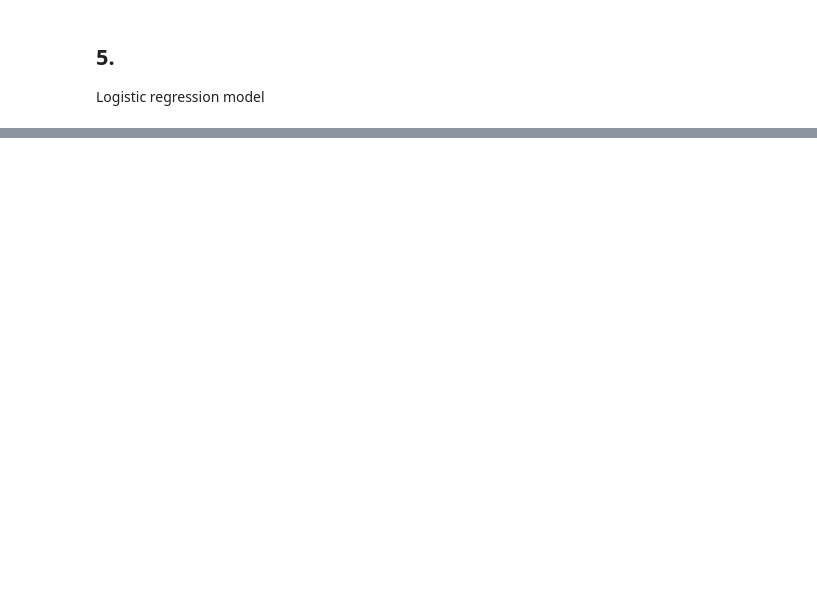
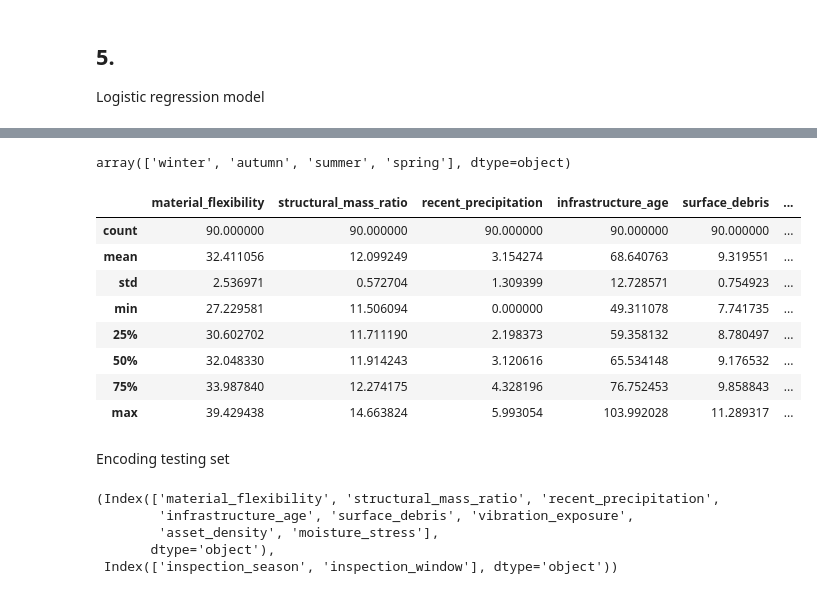
Before and after one commit to dannylee112/Machine-learning-models, a Jupyter notebook: ITNPBD6.ipynb, the cells around one changed output, grey strips where cells are left out. Saved outputs shown, nothing was run; the diff lists cells and outputs as text; code cells hidden in the pictures; blank space fills up the shorter version.

```diff
--- a/ITNPBD6.ipynb
+++ b/ITNPBD6.ipynb
@@ -397,0 +286,18 @@ plt.show()
+# %%
+# 1. Initialize 'cleaned' versions properly
+X_test_cleaned = X_test.drop(columns=["inspector_id"])
+y_test_cleaned = y_test.copy() # Do NOT try to drop a column from the target Series
+
+# 2. Create the mask based on flexibility
+# At this point, X and y still share the same original indices from the split
+mask = X_test_cleaned["material_flexibility"] <= 45
+
+# 3. Apply the mask to BOTH simultaneously to keep them synchronized
+X_test_cleaned = X_test_cleaned[mask]
+y_test_cleaned = y_test_cleaned[mask]
+
+# 4. NOW you can reset the index for both safely
+X_test_cleaned = X_test_cleaned.reset_index(drop=True)
+y_test_cleaned = y_test_cleaned.reset_index(drop=True)
+
+print(f"Final Test set shapes: X={X_test_cleaned.shape}, y={y_test_cleaned.shape}")
@@ -397,0 +326,7 @@ plt.show()
+# %%
+#Replacing the typo in the inspection season column, changing "sumer" to "summer"
+
+X_test_cleaned["inspection_season"] = X_test_cleaned["inspection_season"].replace({"sumer": "summer"})
+X_test_cleaned["inspection_season"].unique()
+# %% [output]
+array(['winter', 'autumn', 'summer', 'spring'], dtype=object)
@@ -397,0 +347,25 @@ plt.show()
+# %%
+X_test_cleaned.describe()
+# %% [output]
+|  | material_flexibility | structural_mass_ratio | recent_precipitation | infrastructure_age | surface_debris | ... |
+| count | 90.000000 | 90.000000 | 90.000000 | 90.000000 | 90.000000 | ... |
+| mean | 32.411056 | 12.099249 | 3.154274 | 68.640763 | 9.319551 | ... |
+| std | 2.536971 | 0.572704 | 1.309399 | 12.728571 | 0.754923 | ... |
+| min | 27.229581 | 11.506094 | 0.000000 | 49.311078 | 7.741735 | ... |
+| 25% | 30.602702 | 11.711190 | 2.198373 | 59.358132 | 8.780497 | ... |
+| 50% | 32.048330 | 11.914243 | 3.120616 | 65.534148 | 9.176532 | ... |
+| 75% | 33.987840 | 12.274175 | 4.328196 | 76.752453 | 9.858843 | ... |
+| max | 39.429438 | 14.663824 | 5.993054 | 103.992028 | 11.289317 | ... |
+# %% [markdown]
+Encoding testing set
+# %%
+numerical_features_test = X_test_cleaned.select_dtypes(include = ["int64", "float64"]).columns
+categorical_features_test = X_test_cleaned.select_dtypes(include = ["object"]).columns
+
+numerical_features_test, categorical_features_test
+# %% [output]
+(Index(['material_flexibility', 'structural_mass_ratio', 'recent_precipitation',
+        'infrastructure_age', 'surface_debris', 'vibration_exposure',
+        'asset_density', 'moisture_stress'],
+       dtype='object'),
+ Index(['inspection_season', 'inspection_window'], dtype='object'))
```
Also changed, not shown: parts of 24 cells of this notebook.
